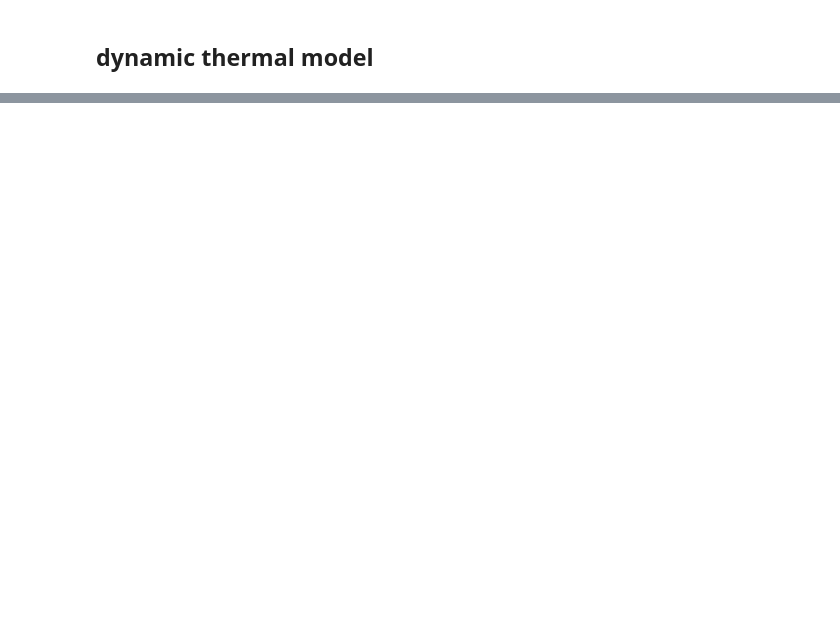
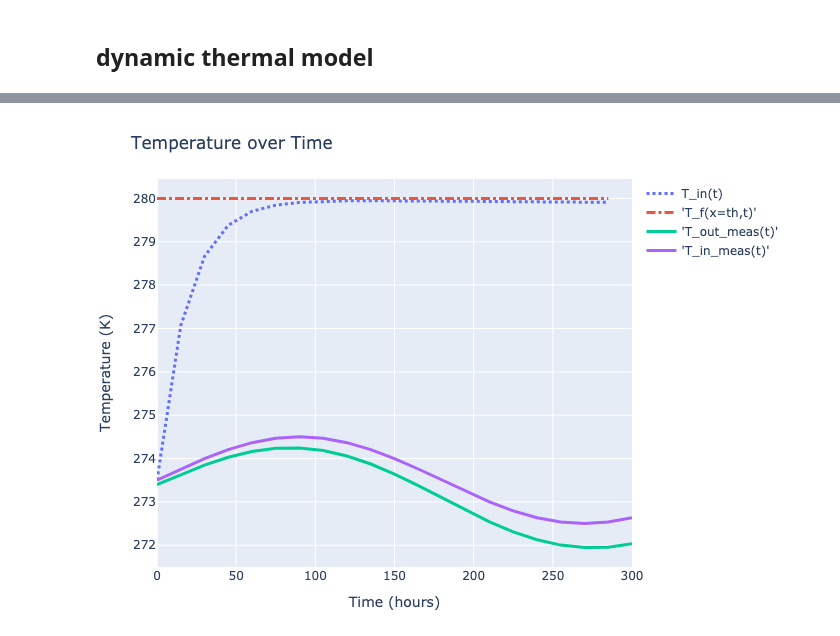
Before and after one commit to juliet29/bthermal_model, a Jupyter notebook: notebooks/appliedBtm_111622.ipynb, the cells around one changed output, grey strips where cells are left out. Drawn from its saved outputs; the diff is of its cells as text; code cells hidden in the pictures; blank space fills up the shorter version.

Commit message:
11/17 start

```diff
--- a/notebooks/appliedBtm_111622.ipynb
+++ b/notebooks/appliedBtm_111622.ipynb
@@ -93,0 +182,23 @@ T_in = 0
+# %%
+time = range(0, dt*20, step = dt)
+to_Kelvin = 273.5
+T_in_meas = sind.(time) .+ to_Kelvin
+T_out_meas_meas = T_in_meas .- (sind.(time.* 0.1)) .- 0.1
+
+# values to calculate
+T_in = zeros(length(time))
+T_f = zeros(length(x),length(time));
+
+# values to
+T_in[1] = T_in_meas[1];  # interior starts at the fabric?
+T_f[:,1] .= 280;
+# TODO -> issue fabric and calculated interior air temperature cant be initialized to equal each other if they are being subtracted to determine the convective heat flux??
+
+Q1 = zeros(length(time));
+Q2 = zeros(length(time));
+Q3 = zeros(length(time));
+Q_tot = zeros(length(time));
+E_nv = zeros(length(time));
+E_convst = zeros(length(time));
+b = zeros(1,Nx)
+Eist = zeros(length(time));
@@ -126,0 +288,14 @@ for t=1:length(time)-1
+# %%
+labels = ["T_in(t)","'T_f(x=th,t)'","'T_out_meas(t)'","'T_in_meas(t)'"];
+vals = [T_in[1:end-1], T_f[end, 1:end-1], T_out_meas, T_in_meas]
+linewidths = [3,3,3,3]
+dashtypes = ["dot", "dashdot", "none", "none"]
+
+
+traces = [PlotlyJS.scatter(x=vec(time),  y=val, mode="lines", name=label, line=attr(width=lw, dash=dt)) for (val,label, lw, dt) in zip(vals, labels, linewidths, dashtypes)];
+
+
+p3 = PlotlyJS.plot(traces, Layout(;title="Temperature over Time", showlegend=true, xaxis_title="Time (hours)", yaxis_title="Temperature (K)" ),  config=PlotConfig(scrollZoom=false));
+p3
+# %% [output]
+[figure, added]
```
Also changed, not shown: parts of 14 cells of this notebook, 1 other file.
